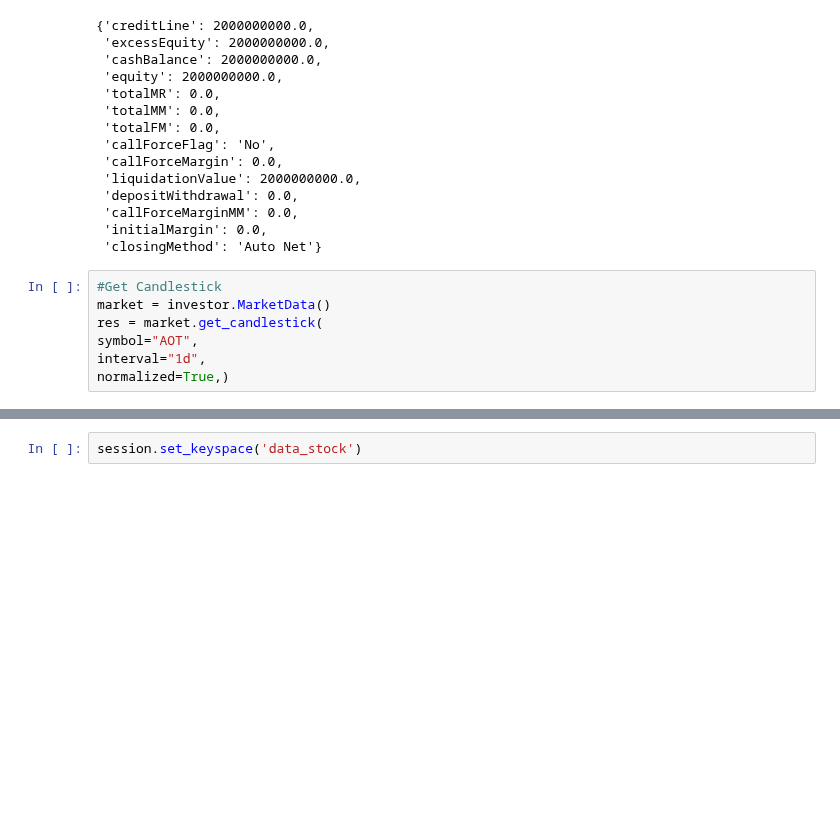
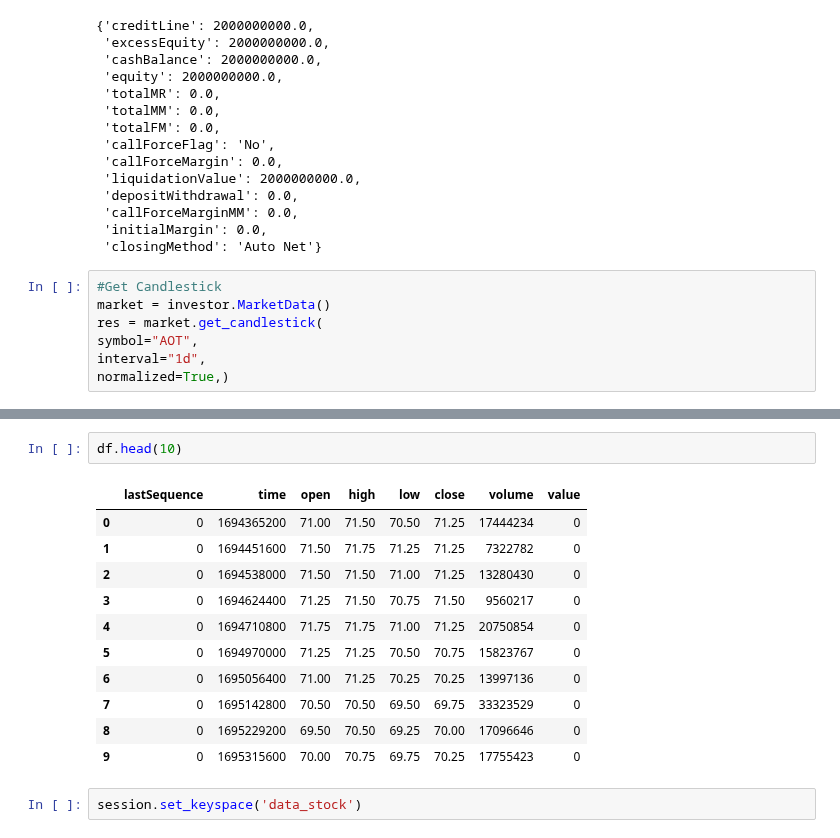
Before and after one commit to phqsuema123/Stock-quadrant-quantitative-analysis-using-deep-learning-classification, a Jupyter notebook: 1.Final_file/2.Data_collection/Technical_data.ipynb, the cells around one changed output, grey strips where cells are left out. Saved outputs shown, nothing was run; the diff lists cells and outputs as text; blank space fills up the shorter version.

```diff
--- a/1.Final_file/2.Data_collection/Technical_data.ipynb
+++ b/1.Final_file/2.Data_collection/Technical_data.ipynb
@@ -69,4 +69,18 @@ df
 500 rows × 8 columns
+# %%
+df.head(10)
+# %% [output]
+|  | lastSequence | time | open | high | low | close | volume | value |
+| 0 | 0 | 1694365200 | 71.00 | 71.50 | 70.50 | 71.25 | 17444234 | 0 |
+| 1 | 0 | 1694451600 | 71.50 | 71.75 | 71.25 | 71.25 | 7322782 | 0 |
+| 2 | 0 | 1694538000 | 71.50 | 71.50 | 71.00 | 71.25 | 13280430 | 0 |
+| 3 | 0 | 1694624400 | 71.25 | 71.50 | 70.75 | 71.50 | 9560217 | 0 |
+| 4 | 0 | 1694710800 | 71.75 | 71.75 | 71.00 | 71.25 | 20750854 | 0 |
+| 5 | 0 | 1694970000 | 71.25 | 71.25 | 70.50 | 70.75 | 15823767 | 0 |
+| 6 | 0 | 1695056400 | 71.00 | 71.25 | 70.25 | 70.25 | 13997136 | 0 |
+| 7 | 0 | 1695142800 | 70.50 | 70.50 | 69.50 | 69.75 | 33323529 | 0 |
+| 8 | 0 | 1695229200 | 69.50 | 70.50 | 69.25 | 70.00 | 17096646 | 0 |
+| 9 | 0 | 1695315600 | 70.00 | 70.75 | 69.75 | 70.25 | 17755423 | 0 |
 # %%
 session.set_keyspace('data_stock')
 # %%
```
Also changed, not shown: parts of 5 cells of this notebook, 7 other files.
